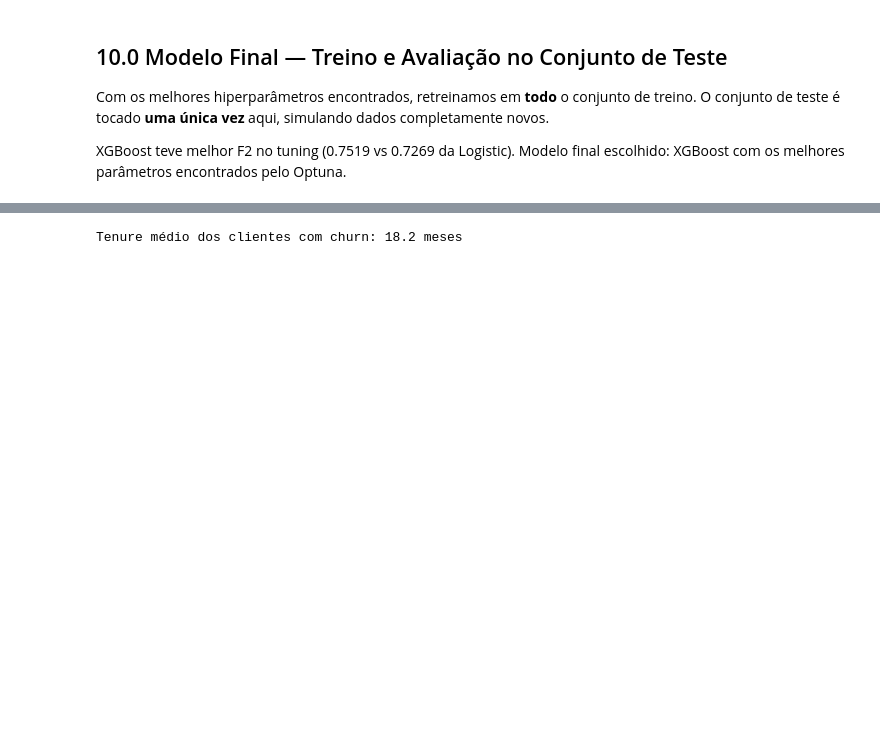
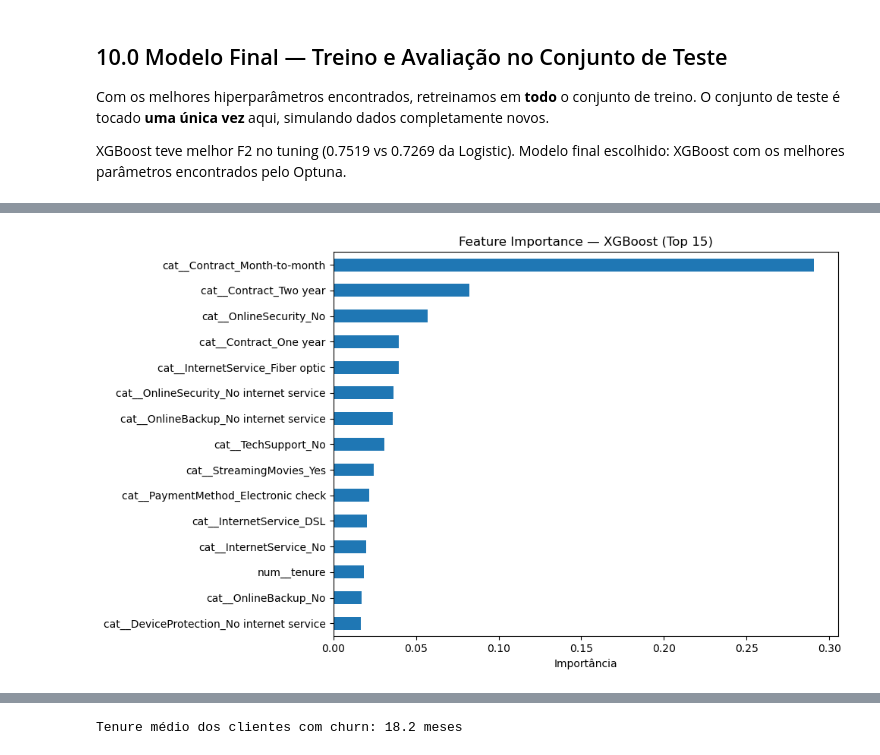
Before and after one commit to Felintox/Telecom-Churn-Classification, a Jupyter notebook: Modelagem_Churn.ipynb, the cells around one changed output, grey strips where cells are left out. Cells and saved outputs as stored; diff of their text form; code cells hidden in the pictures; blank space fills up the shorter version.

```diff
--- a/Modelagem_Churn.ipynb
+++ b/Modelagem_Churn.ipynb
@@ -484,0 +553,14 @@ weighted avg       0.80      0.68      0.70      1407
+# %%
+importances = best_xgboost.feature_importances_
+feature_names = pipeline_final[:-1].get_feature_names_out()
+
+feat_imp = pd.Series(importances, index=feature_names).sort_values(ascending=False).head(15)
+
+plt.figure(figsize=(10, 6))
+feat_imp.sort_values().plot(kind='barh')
+plt.title('Feature Importance — XGBoost (Top 15)')
+plt.xlabel('Importância')
+plt.tight_layout()
+plt.show()
+# %% [output]
+[figure, added]
```
Also changed, not shown: parts of 24 cells of this notebook, 2 other files.
